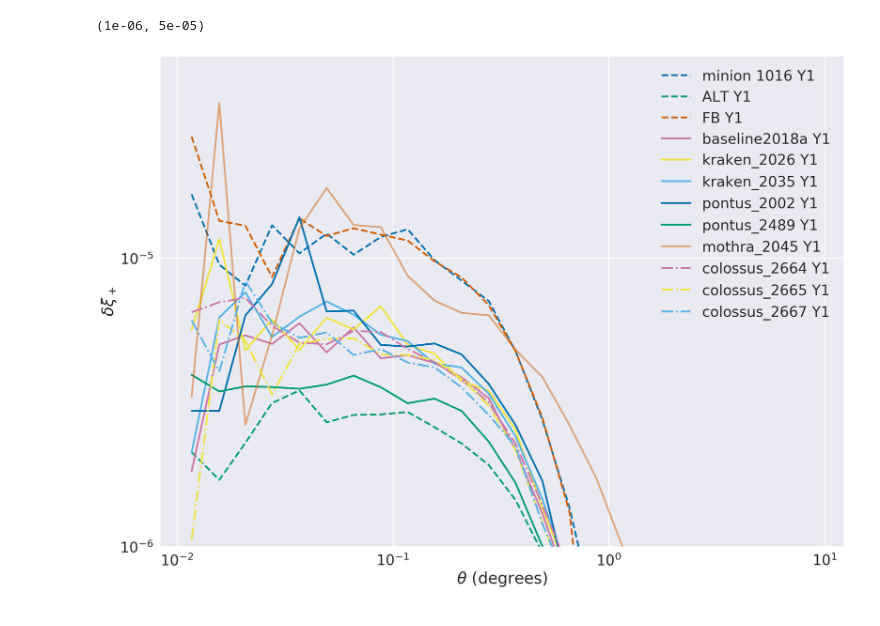
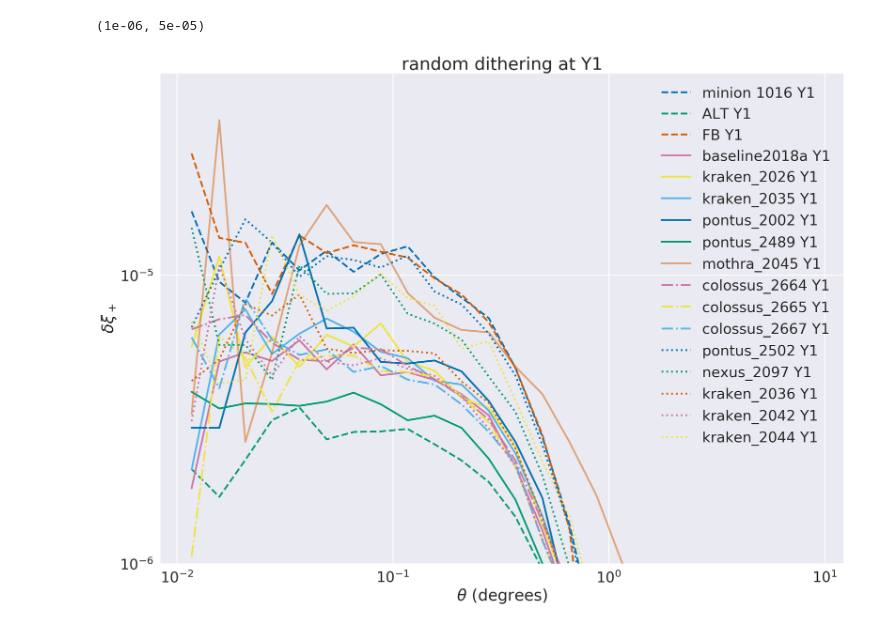
Before and after one commit to hsnee/lsstpsf, a Jupyter notebook: new_runs_results.ipynb, the cells around one changed output. Cells and saved outputs as stored; diff of their text form; code cells hidden in the pictures.

```diff
--- a/new_runs_results.ipynb
+++ b/new_runs_results.ipynb
@@ -54,13 +20,18 @@ fb_y10_delta_xips = np.load(directory+'fb_y10_delta_xips.npy')[-1]
 fb_y1_delta_xips = np.load(directory+'feature_baselineY1.npy')
 r = np.load('npys/r.npy')
 # %%
-# new sims y1
+# new sims y1, random dithering
 baseline2018aY1 = np.load(directory+'baseline2018aY1.npy')
 kraken_2026Y1 = np.load(directory+'kraken_2026Y1.npy')
 kraken_2035Y1 = np.load(directory+'kraken_2035Y1.npy')
+kraken_2036Y1 = np.load(directory+'kraken_2036random_visitY1.npy')
+kraken_2042Y1 = np.load(directory+'kraken_2042random_visitY1.npy')
+kraken_2044Y1 = np.load(directory+'kraken_2044random_visitY1.npy')
+nexus_2097Y1 = np.load(directory+'nexus_2097random_visitY1.npy')
 pontus_2002Y1 = np.load(directory+'pontus_2002Y1.npy')
 pontus_2489Y1 = np.load(directory+'pontus_2489Y1.npy')
 colossus_2664Y1 = np.load(directory+'colossus_2664Y1.npy')
 colossus_2665Y1 = np.load(directory+'colossus_2665Y1.npy')
 colossus_2667Y1 = np.load(directory+'colossus_2667Y1.npy')
 mothra_2045Y1 = np.load(directory+'mothra_2045Y1.npy')
+pontus_2502Y1 = np.load(directory+'pontus_2502random_visitY1.npy')
@@ -78,20 +76,44 @@ mothra_2045Y10 = np.load(directory+'mothra_2045Y10.npy')
+# %%
+plt.loglog(r, random_y1_delta_xips, '--', label='minion 1016 Y1')
+plt.loglog(r, alt_y1_delta_xips, '--', label='ALT Y1')
+plt.loglog(r, fb_y1_delta_xips, '--', label='FB Y1')
+plt.loglog(r, baseline2018aY1, label='baseline2018a Y1')
+plt.loglog(r, kraken_2026Y1, label='kraken_2026 Y1')
+plt.loglog(r, kraken_2035Y1, label='kraken_2035 Y1')
+plt.loglog(r, pontus_2002Y1, label='pontus_2002 Y1')
+plt.loglog(r, pontus_2489Y1, label='pontus_2489 Y1')
+plt.loglog(r, mothra_2045Y1, label='mothra_2045 Y1', alpha=0.5)
+plt.loglog(r, colossus_2664Y1, '-.', label='colossus_2664 Y1')
+plt.loglog(r, colossus_2665Y1, '-.', label='colossus_2665 Y1')
+plt.loglog(r, colossus_2667Y1, '-.', label='colossus_2667 Y1')
+plt.loglog(r, pontus_2502Y1, ':', label='pontus_2502 Y1')
+plt.loglog(r, nexus_2097Y1, ':', label='nexus_2097 Y1')
+plt.loglog(r, kraken_2036Y1, ':', label='kraken_2036 Y1')
+plt.loglog(r, kraken_2042Y1, ':', label='kraken_2042 Y1')
+plt.loglog(r, kraken_2044Y1, ':', label='kraken_2044 Y1')
+plt.legend()
+plt.title('random dithering at Y1')
+plt.xlabel(r'$\theta$ (degrees)')
+plt.ylabel(r'$\delta \xi_+$')
+plt.ylim((1e-6,5e-5))
+# %% [output]
+(1e-06, 5e-05)
+[figure, added]
 # %%
 plt.loglog(r, random_y1_delta_xips, '--', label='minion 1016 Y1')
 plt.loglog(r, alt_y1_delta_xips, '--', label='ALT Y1')
 plt.loglog(r, fb_y1_delta_xips, '--', label='FB Y1')
-plt.loglog(r, baseline2018aY1, label='baseline2018a Y1')
-plt.loglog(r, kraken_2026Y1, label='kraken_2026 Y1')
-plt.loglog(r, kraken_2035Y1, label='kraken_2035 Y1')
-plt.loglog(r, pontus_2002Y1, label='pontus_2002 Y1')
-plt.loglog(r, pontus_2489Y1, label='pontus_2489 Y1')
-plt.loglog(r, mothra_2045Y1, label='mothra_2045 Y1', alpha=0.5)
-plt.loglog(r, colossus_2664Y1, '-.', label='colossus_2664 Y1')
-plt.loglog(r, colossus_2665Y1, '-.', label='colossus_2665 Y1')
-plt.loglog(r, colossus_2667Y1, '-.', label='colossus_2667 Y1')
+plt.loglog(r, baseline2018aY1hex_visit, label='baseline2018a Y1')
+plt.loglog(r, kraken_2026Y1hex_visit, label='kraken_2026 Y1')
+plt.loglog(r, kraken_2035Y1hex_visit, label='kraken_2035 Y1')
+plt.loglog(r, pontus_2002Y1hex_visit, label='pontus_2002 Y1')
+plt.loglog(r, pontus_2489Y1hex_visit, label='pontus_2489 Y1')
+plt.loglog(r, mothra_2045Y1hex_visit, label='mothra_2045 Y1', alpha=0.5)
+plt.loglog(r, colossus_2664Y1hex_visit, '-.', label='colossus_2664 Y1')
+plt.loglog(r, colossus_2665Y1hex_visit, '-.', label='colossus_2665 Y1')
+plt.loglog(r, colossus_2667Y1hex_visit, '-.', label='colossus_2667 Y1')
 plt.legend()
+plt.title('hex dithering at Y1')
 plt.xlabel(r'$\theta$ (degrees)')
 plt.ylabel(r'$\delta \xi_+$')
 plt.ylim((1e-6,5e-5))
-# %% [output]
-(1e-06, 5e-05)
-[figure, removed]
```
Also changed, not shown: parts of 8 cells of this notebook.
